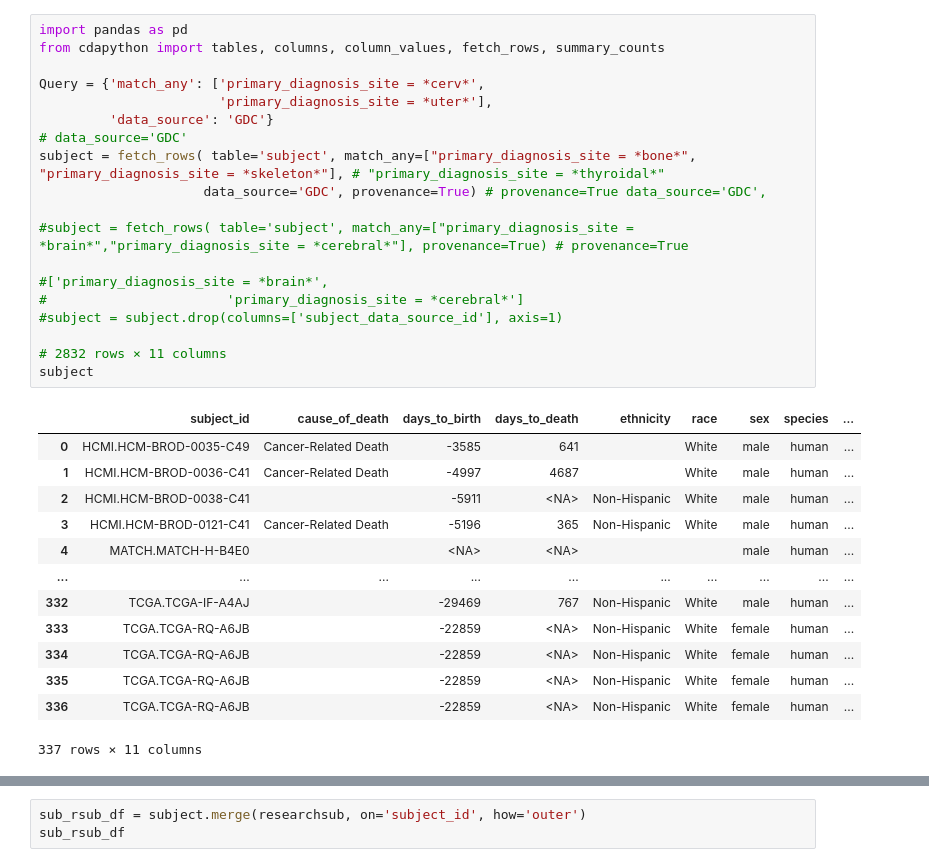
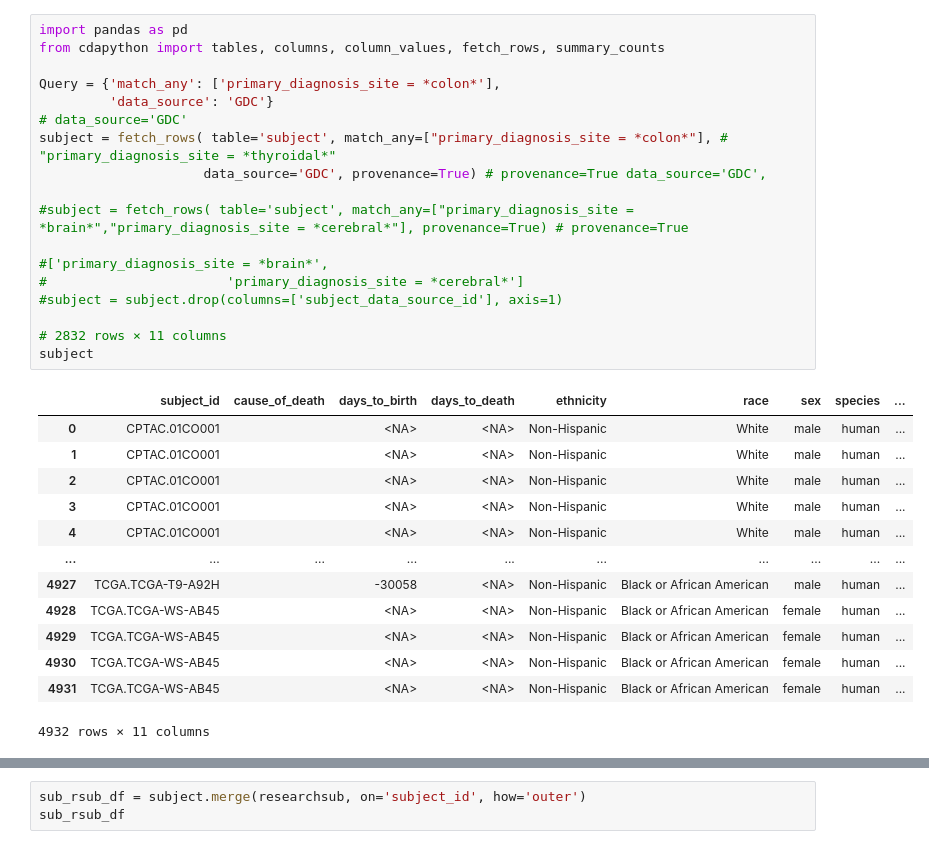
Before and after one commit to monarch-initiative/oncopacket, a Jupyter notebook: notebooks/test.ipynb, the cells around one changed output, grey strips where cells are left out. Saved outputs shown, nothing was run; the diff lists cells and outputs as text.

```diff
--- a/notebooks/test.ipynb
+++ b/notebooks/test.ipynb
@@ -1,33 +1,32 @@
 # %%
 import pandas as pd
 from cdapython import tables, columns, column_values, fetch_rows, summary_counts
 
-Query = {'match_any': ['primary_diagnosis_site = *cerv*',
-                       'primary_diagnosis_site = *uter*'],
+Query = {'match_any': ['primary_diagnosis_site = *colon*'],
          'data_source': 'GDC'}
 # data_source='GDC'
-subject = fetch_rows( table='subject', match_any=["primary_diagnosis_site = *bone*", "primary_diagnosis_site = *skeleton*"], # "primary_diagnosis_site = *thyroidal*"
+subject = fetch_rows( table='subject', match_any=["primary_diagnosis_site = *colon*"], # "primary_diagnosis_site = *thyroidal*"
                      data_source='GDC', provenance=True) # provenance=True data_source='GDC',
 
 #subject = fetch_rows( table='subject', match_any=["primary_diagnosis_site = *brain*","primary_diagnosis_site = *cerebral*"], provenance=True) # provenance=True
 
 #['primary_diagnosis_site = *brain*',
 #                       'primary_diagnosis_site = *cerebral*']
 #subject = subject.drop(columns=['subject_data_source_id'], axis=1)
 
 # 2832 rows × 11 columns
 subject
 # %% [output]
 |  | subject_id | cause_of_death | days_to_birth | days_to_death | ethnicity | race | sex | species | ... |
-| 0 | HCMI.HCM-BROD-0035-C49 | Cancer-Related Death | -3585 | 641 |  | White | male | human | ... |
-| 1 | HCMI.HCM-BROD-0036-C41 | Cancer-Related Death | -4997 | 4687 |  | White | male | human | ... |
-| 2 | HCMI.HCM-BROD-0038-C41 |  | -5911 | <NA> | Non-Hispanic | White | male | human | ... |
-| 3 | HCMI.HCM-BROD-0121-C41 | Cancer-Related Death | -5196 | 365 | Non-Hispanic | White | male | human | ... |
-| 4 | MATCH.MATCH-H-B4E0 |  | <NA> | <NA> |  |  | male | human | ... |
+| 0 | CPTAC.01CO001 |  | <NA> | <NA> | Non-Hispanic | White | male | human | ... |
+| 1 | CPTAC.01CO001 |  | <NA> | <NA> | Non-Hispanic | White | male | human | ... |
+| 2 | CPTAC.01CO001 |  | <NA> | <NA> | Non-Hispanic | White | male | human | ... |
+| 3 | CPTAC.01CO001 |  | <NA> | <NA> | Non-Hispanic | White | male | human | ... |
+| 4 | CPTAC.01CO001 |  | <NA> | <NA> | Non-Hispanic | White | male | human | ... |
 | ... | ... | ... | ... | ... | ... | ... | ... | ... | ... |
-| 332 | TCGA.TCGA-IF-A4AJ |  | -29469 | 767 | Non-Hispanic | White | male | human | ... |
-| 333 | TCGA.TCGA-RQ-A6JB |  | -22859 | <NA> | Non-Hispanic | White | female | human | ... |
-| 334 | TCGA.TCGA-RQ-A6JB |  | -22859 | <NA> | Non-Hispanic | White | female | human | ... |
-| 335 | TCGA.TCGA-RQ-A6JB |  | -22859 | <NA> | Non-Hispanic | White | female | human | ... |
-| 336 | TCGA.TCGA-RQ-A6JB |  | -22859 | <NA> | Non-Hispanic | White | female | human | ... |
+| 4927 | TCGA.TCGA-T9-A92H |  | -30058 | <NA> | Non-Hispanic | Black or African American | male | human | ... |
+| 4928 | TCGA.TCGA-WS-AB45 |  | <NA> | <NA> | Non-Hispanic | Black or African American | female | human | ... |
+| 4929 | TCGA.TCGA-WS-AB45 |  | <NA> | <NA> | Non-Hispanic | Black or African American | female | human | ... |
+| 4930 | TCGA.TCGA-WS-AB45 |  | <NA> | <NA> | Non-Hispanic | Black or African American | female | human | ... |
+| 4931 | TCGA.TCGA-WS-AB45 |  | <NA> | <NA> | Non-Hispanic | Black or African American | female | human | ... |
-337 rows × 11 columns
+4932 rows × 11 columns
```
Also changed, not shown: parts of 3 cells of this notebook, 5 other files.
